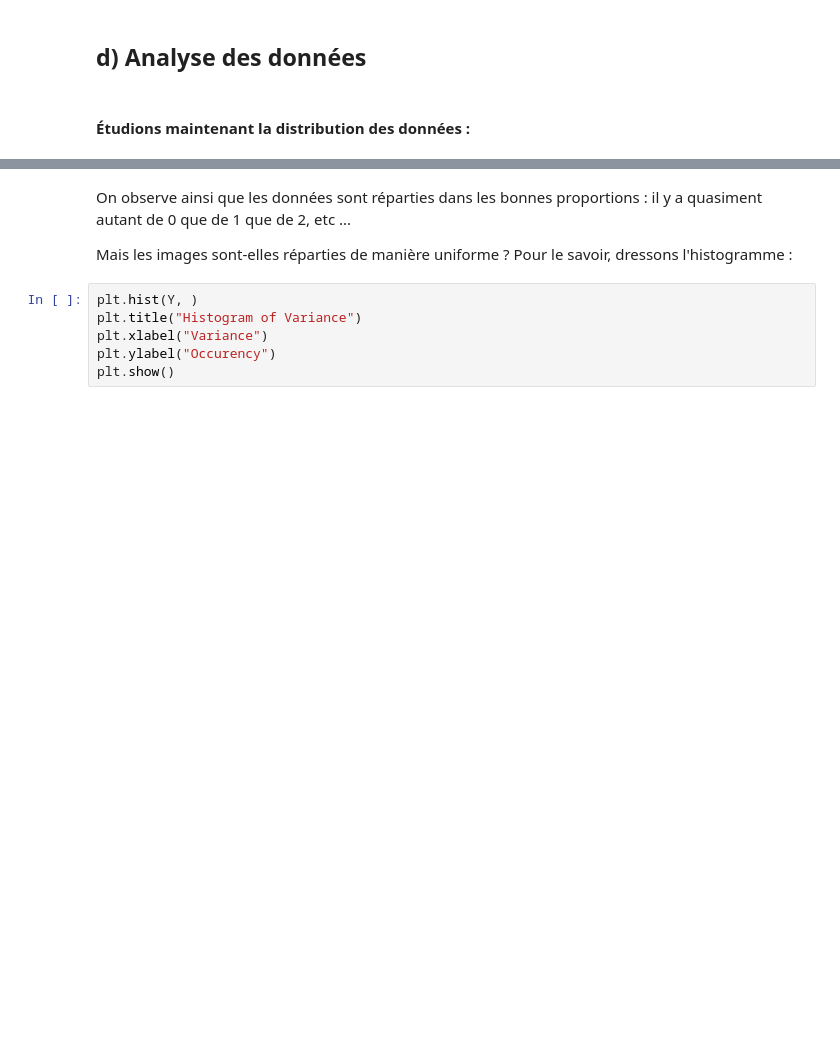
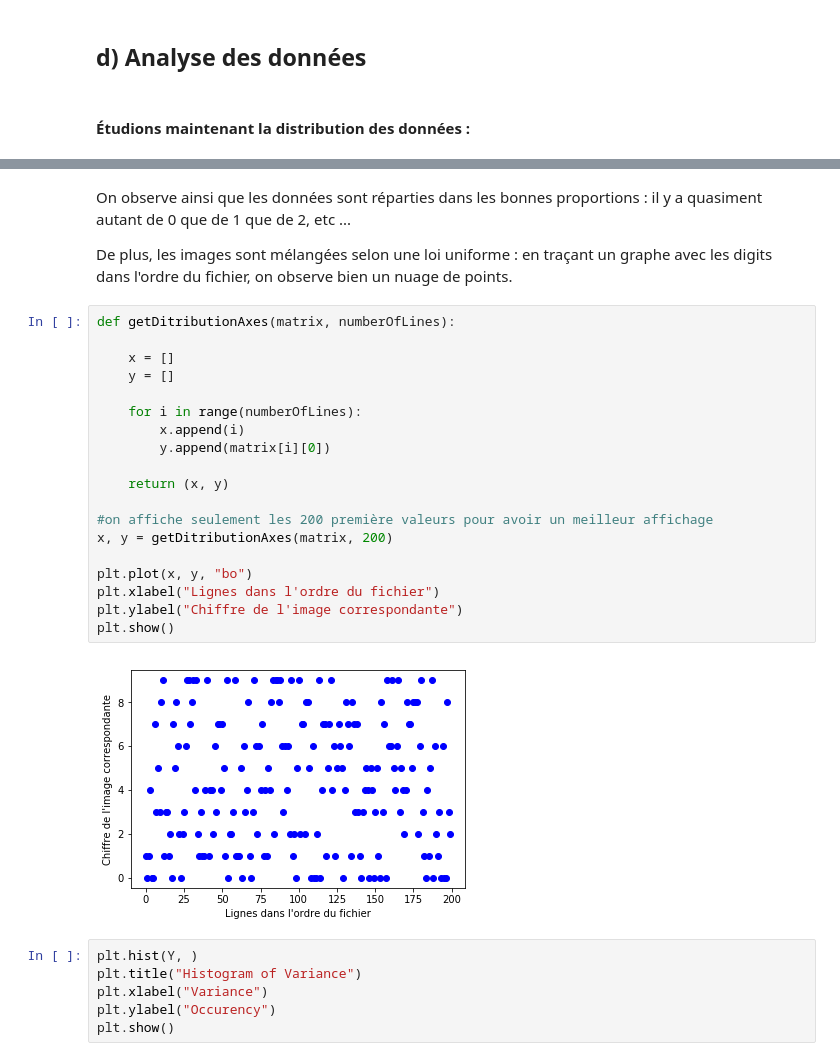
Before and after one commit to jnguyen1192/First-Kaggle-Notebook, a Jupyter notebook: kernel.ipynb, the cells around one changed output, grey strips where cells are left out. Cells and saved outputs as stored; diff of their text form; blank space fills up the shorter version.

Commit message:
distribution uniforme des données

```diff
--- a/kernel.ipynb
+++ b/kernel.ipynb
@@ -234,8 +234,28 @@ Digit : 6       9.85%
 # %% [markdown]
 On observe ainsi que les données sont réparties dans les bonnes proportions : il y a quasiment autant de 0 que de 1 que de 2, etc ...
 
-Mais les images sont-elles réparties de manière uniforme ?
-Pour le savoir, dressons l'histogramme :
+De plus, les images sont mélangées selon une loi uniforme : en traçant un graphe avec les digits dans l'ordre du fichier, on observe bien un nuage de points.
+# %%
+def getDitributionAxes(matrix, numberOfLines):
+
+	x = []
+	y = []
+
+	for i in range(numberOfLines):
+		x.append(i)
+		y.append(matrix[i][0])
+
+	return (x, y)
+
+#on affiche seulement les 200 première valeurs pour avoir un meilleur affichage
+x, y = getDitributionAxes(matrix, 200)
+
+plt.plot(x, y, "bo")
+plt.xlabel("Lignes dans l'ordre du fichier")
+plt.ylabel("Chiffre de l'image correspondante")
+plt.show()
+# %% [output]
+[figure, added]
 # %%
 plt.hist(Y, )
 plt.title("Histogram of Variance")
```
Also changed, not shown: parts of 3 cells of this notebook.
